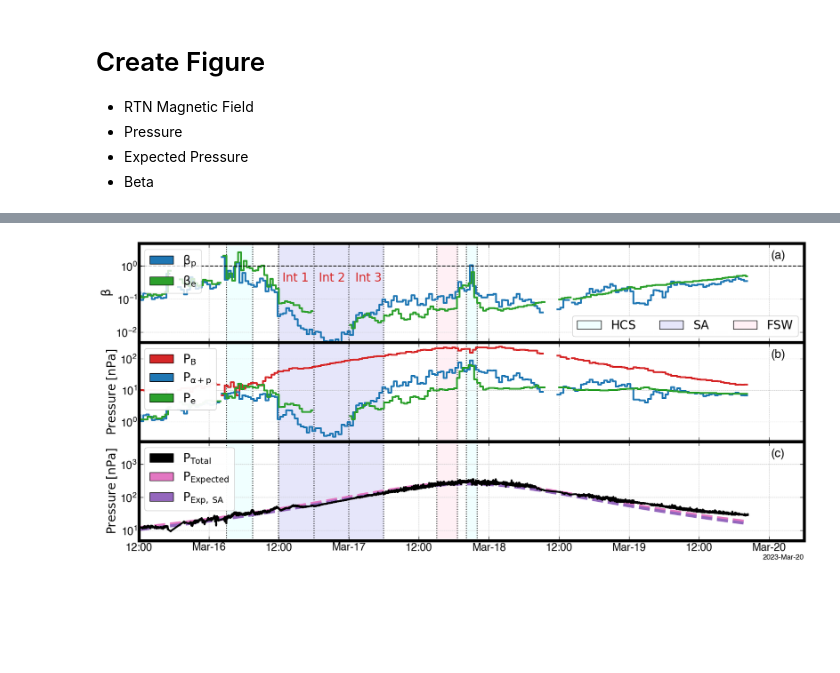
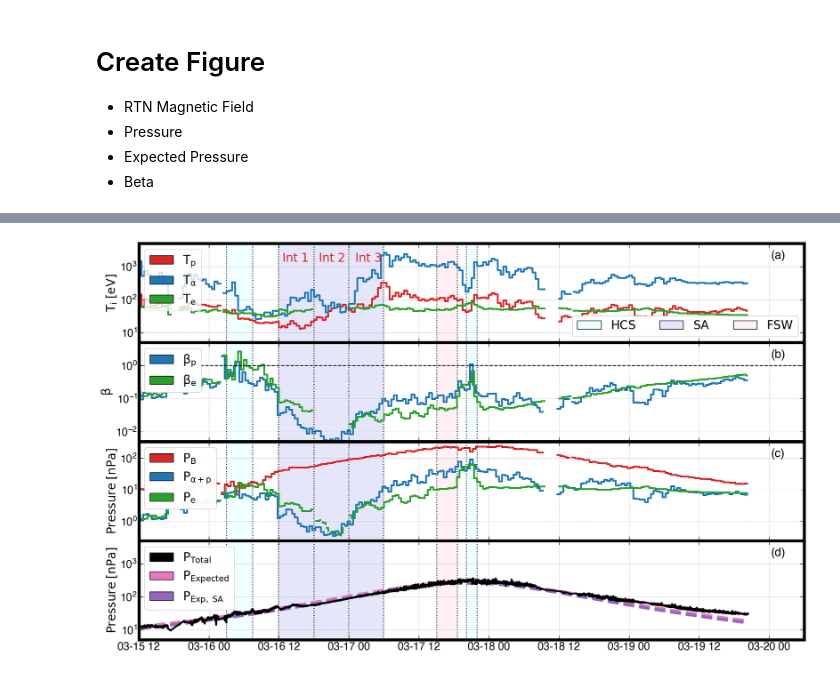
Before and after one commit to tamarervin/publications, a Jupyter notebook: e15/fig2.ipynb, the cells around one changed output, grey strips where cells are left out. Cells and saved outputs as stored; diff of their text form; code cells hidden in the pictures; blank space fills up the shorter version.

```diff
--- a/e15/fig2.ipynb
+++ b/e15/fig2.ipynb
@@ -338,0 +353,10 @@ ax.legend()
+# %%
+### CALCULATE ELECTRON PRESSURE IN MISSING GAP
+from plasmapy.formulary import beta, magnetic_pressure, thermal_pressure, ion_sound_speed
+
+flagNe = np.logical_and(pd.Timestamp('2023-03-16 18:00:00')<=text.Time, text.Time<=pd.Timestamp('2023-03-17 00:00:00'))
+test = thermal_pressure(np.array(text.Te[flagNe])*u.eV, np.array(text.Np[flagNe])/u.cm**3).value
+plt.plot(test/1e-9)
+plt.yscale('log')
+flagNe = np.logical_and(pd.Timestamp('2023-03-16 18:00:00')<=parker.Time, parker.Time<=pd.Timestamp('2023-03-17 00:00:00'))
+parker.Pe[flagNe] = test
@@ -338,0 +369,9 @@ ax.legend()
+# %%
+Rsun = (np.array(parker.rAU)*u.AU).to(u.Rsun)
+parker['Ptotal'] = (parker.Pa + parker.Pp + parker.Pm + parker.Pe)/1e-9
+parker['Pk'] = (parker.Pa + parker.Pp + parker.Pe)/1e-9
+parker['Pap'] = (parker.Pa + parker.Pp)/1e-9
+
+bin_size = pd.Timedelta(minutes=30)
+parkerdownt = parker.resample(bin_size, closed='left', label='left', loffset=bin_size / 2).mean()
+parkerdownt['Time'] = parkerdownt.index
@@ -339,12 +388,15 @@ ax.legend()
 # %%
 ### PLOT SETUP
+Rsun = (np.array(parker.rAU)*u.AU).to(u.Rsun)
+
 ss=1
-fig = plt.figure(figsize=(20, 9))
-grid = plt.GridSpec(3, 1, height_ratios=[1, 1, 1], wspace=0.05, hspace=0)
+fig = plt.figure(figsize=(20, 12))
+grid = plt.GridSpec(4, 1,wspace=0.05, hspace=0)
 
 ### LABELS
 xlabel = r'$\rm Time$'
-ylabels = [r'$\rm \beta$',
+ylabels = [r'$\rm T_i \; [eV]$',
+           r'$\rm \beta$',
             r'$\rm Pressure \; [nPa]$',
             r'$\rm Pressure \; [nPa]$'
             ]
@@ -359,8 +411,37 @@ cr, ct, cn, cmag = ['tab:red', 'tab:blue', 'tab:green', 'k']
 lw=3
 lwp=5
 
-##### ---------- PANEL ONE: PLASMA BETA  ---------- ######
+##### ---------- PANEL ONE: TEMPERATURES  ---------- ######
 ax = plt.subplot(grid[0, 0])
+ax.step(parkerdownt.Time, parkerdownt.Tp, c=cr, where='mid', linewidth=lw, label=r'$\rm T_p$')
+ax.step(parkerdownt.Time, parkerdownt.Ta, c=ct, where='mid', linewidth=lw, label=r'$\rm T_{\alpha}$')
+
+# electron beta
+flagNe = np.logical_and(pd.Timestamp('2023-03-15 00:00:00')<=parkerdownt.Time, parkerdownt.Time<=pd.Timestamp('2023-03-16 18:00:00'))
+ax.step(parkerdownt.Time[flagNe], (parkerdownt.Te[flagNe]), where='mid', color=cn, linewidth=lw, label=r'$\rm N_{E}$', markersize=ss)
+flagNe = np.logical_and(pd.Timestamp('2023-03-17 00:00:00')<=parkerdownt.Time, parkerdownt.Time<=pd.Timestamp('2023-03-20 00:00:00'))
+ax.step(parkerdownt.Time[flagNe], (parkerdownt.Te[flagNe]), where='mid', color=cn, linewidth=lw, label=r'$\rm N_{E}$', markersize=ss)
+
+ax.set_yscale('log')
+ax.set_xticklabels([])
+ax.set(ylim=(5e0, 5e3), yticks=([1e1, 1e2, 1e3]))
+
+### LEGEND ###
+R_patch = mpatches.Patch(facecolor=cr, edgecolor='k', label=r'$\rm T_{p}$')
+T_patch = mpatches.Patch(facecolor=ct, edgecolor='k', label=r'$\rm T_{\alpha}$')
+N_patch = mpatches.Patch(facecolor=cn, edgecolor='k', label=r'$\rm T_{e}$')
+leg0 = ax.legend(handles=[R_patch, T_patch, N_patch], loc='upper left', fontsize=20)
+ax.add_artist(leg0)
+
+### REGIONS LEGEND
+R_patch = mpatches.Patch(facecolor=hcol, edgecolor='k', label=r'$\rm HCS$')
+T_patch = mpatches.Patch(facecolor=scol, edgecolor='k', label=r'$\rm SA$')
+N_patch = mpatches.Patch(facecolor=fcol, edgecolor='k', label=r'$\rm FSW$')
+leg1 = ax.legend(handles=[R_patch, T_patch, N_patch], loc='lower right', fontsize=20, ncol=3)
+ax.add_artist(leg1)
+
+##### ---------- PANEL TWO: PLASMA BETA  ---------- ######
+ax = plt.subplot(grid[1, 0])
 ax.step(parkerdownt.Time, parkerdownt.beta, c=ct, linewidth=lw, label=r'$\rm \beta_p$')
 # electron beta
 flagNe = np.logical_and(pd.Timestamp('2023-03-15 00:00:00')<=parkerdownt.Time, parkerdownt.Time<=pd.Timestamp('2023-03-16 18:00:00'))
@@ -380,15 +461,10 @@ leg0 = ax.legend(handles=[R_patch, N_patch], loc='upper left', fontsize=20)
 ax.add_artist(leg0)
 # ax.set_title(r'$\rm Full \; Encounter$', fontsize=22)
 
-### REGIONS LEGEND
-R_patch = mpatches.Patch(facecolor=hcol, edgecolor='k', label=r'$\rm HCS$')
-T_patch = mpatches.Patch(facecolor=scol, edgecolor='k', label=r'$\rm SA$')
-N_patch = mpatches.Patch(facecolor=fcol, edgecolor='k', label=r'$\rm FSW$')
-leg1 = ax.legend(handles=[R_patch, T_patch, N_patch], loc='lower right', fontsize=20, ncol=3)
-ax.add_artist(leg1)
 
-##### ---------- PANEL TWO: PRESSURES  ---------- ######
-ax = plt.subplot(grid[1, 0])
+
+##### ---------- PANEL THREE: PRESSURES  ---------- ######
+ax = plt.subplot(grid[2, 0])
 ax.step(parkerdownt.Time, parkerdownt.Pm/1e-9, c=cr, linewidth=lw, label=r'$\rm P_{B}$')
 ax.step(parkerdownt.Time, (parkerdownt.Pa + parkerdownt.Pp)/1e-9, c=ct, linewidth=lw, label=r'$\rm P_{\alpha + p}$') #, s=ss)
 # electron pressure -- fix for bad observation
@@ -396,6 +472,8 @@ flagNe = np.logical_and(pd.Timestamp('2023-03-15 00:00:00')<=parkerdownt.Time, p
 ax.step(parkerdownt.Time[flagNe], (parkerdownt.Pe[flagNe])/1e-9, where='mid', color=cn, linewidth=lw, label=r'$\rm N_{E}$', markersize=ss)
 flagNe = np.logical_and(pd.Timestamp('2023-03-17 00:00:00')<=parkerdownt.Time, parkerdownt.Time<=pd.Timestamp('2023-03-20 00:00:00'))
 ax.step(parkerdownt.Time[flagNe], (parkerdownt.Pe[flagNe])/1e-9, where='mid', color=cn, linewidth=lw, label=r'$\rm N_{E}$', markersize=ss)
+flagNe = np.logical_and(pd.Timestamp('2023-03-16 18:00:00')<=parkerdownt.Time, parkerdownt.Time<=pd.Timestamp('2023-03-17 00:00:00'))
+ax.step(parkerdownt.Time[flagNe], (parkerdownt.Pe[flagNe])/1e-9, where='mid', color=cn, linewidth=lw, label=r'$\rm N_{E}$', markersize=ss, linestyle='dashed')
 
 ax.set_yscale('log')
 ax.set_xticklabels([])
@@ -408,8 +486,8 @@ leg0 = ax.legend(handles=[R_patch, T_patch, N_patch], loc='upper left', fontsize
 ax.add_artist(leg0)
 
 
-##### ---------- PANEL THREE: TOTAL PRESSURE  ---------- ######
-ax = plt.subplot(grid[2, 0])
+##### ---------- PANEL FOUR: TOTAL PRESSURE  ---------- ######
+ax = plt.subplot(grid[3, 0])
 ax.plot(parker.Time, parker.Ptotal, c=cmag, linewidth=lw, label=r'$\rm P_{Total}$', zorder=3)
 ax.plot(parker.Time, Pexpt, c='tab:pink', linestyle='dashed', linewidth=lwp, label=r'$\rm P_{Expected}$')
 ax.plot(parker.Time, Pexptslow, c='tab:purple', linestyle='dashed', linewidth=lwp, label=r'$\rm P_{Expected, \; Sub-Alfv\'enic}$')
@@ -426,7 +504,7 @@ ax.add_artist(leg0)
 
 ##### ---------- FULL DATA  ---------- ######
 panel_labels = ['(a)', '(b)', '(c)', '(d)']
-for i, ax in enumerate([plt.subplot(grid[0, 0]), plt.subplot(grid[1, 0]), plt.subplot(grid[2, 0])]): #, plt.subplot(grid[3, 0])]):
+for i, ax in enumerate([plt.subplot(grid[0, 0]), plt.subplot(grid[1, 0]), plt.subplot(grid[2, 0]) , plt.subplot(grid[3, 0])]):
     ### ADD Y-LABEL
     ax.set_ylabel(ylabel=ylabels[i], fontsize=20)
     ax.tick_params(axis='both', which='major', labelsize=18)
@@ -520,9 +598,9 @@ ax = plt.subplot(grid[0, 0])
 # ax.text(0.485, 0.96, r'$\rm HCS$', transform=ax.transAxes, fontsize=20, fontweight='bold', va='top', ha='left')
 
 # add interval labels
-ax.text(0.215, 0.70, r'$\rm Int \; 1$', transform=ax.transAxes, fontsize=20, fontweight='bold', va='top', ha='left', color='tab:red')
-ax.text(0.27, 0.70, r'$\rm Int \; 2$', transform=ax.transAxes, fontsize=20, fontweight='bold', va='top', ha='left', color='tab:red')
-ax.text(0.325, 0.70, r'$\rm Int \; 3$', transform=ax.transAxes, fontsize=20, fontweight='bold', va='top', ha='left', color='tab:red')
+ax.text(0.215, 0.90, r'$\rm Int \; 1$', transform=ax.transAxes, fontsize=20, fontweight='bold', va='top', ha='left', color='tab:red')
+ax.text(0.27, 0.90, r'$\rm Int \; 2$', transform=ax.transAxes, fontsize=20, fontweight='bold', va='top', ha='left', color='tab:red')
+ax.text(0.325, 0.90, r'$\rm Int \; 3$', transform=ax.transAxes, fontsize=20, fontweight='bold', va='top', ha='left', color='tab:red')
 
 ### SAVE FIGURE ###
 plt.savefig(os.path.realpath(os.path.join(FIG_DIR, 'fig2.png')), bbox_inches='tight')
@@ -532 +610 @@ plt.savefig(os.path.realpath(os.path.join(EPS_DIR, 'fig2.eps')), bbox_inches='ti
-[figure, old version]
+[figure, new version]
```
Also changed, not shown: parts of 11 cells of this notebook, 9 other files.
